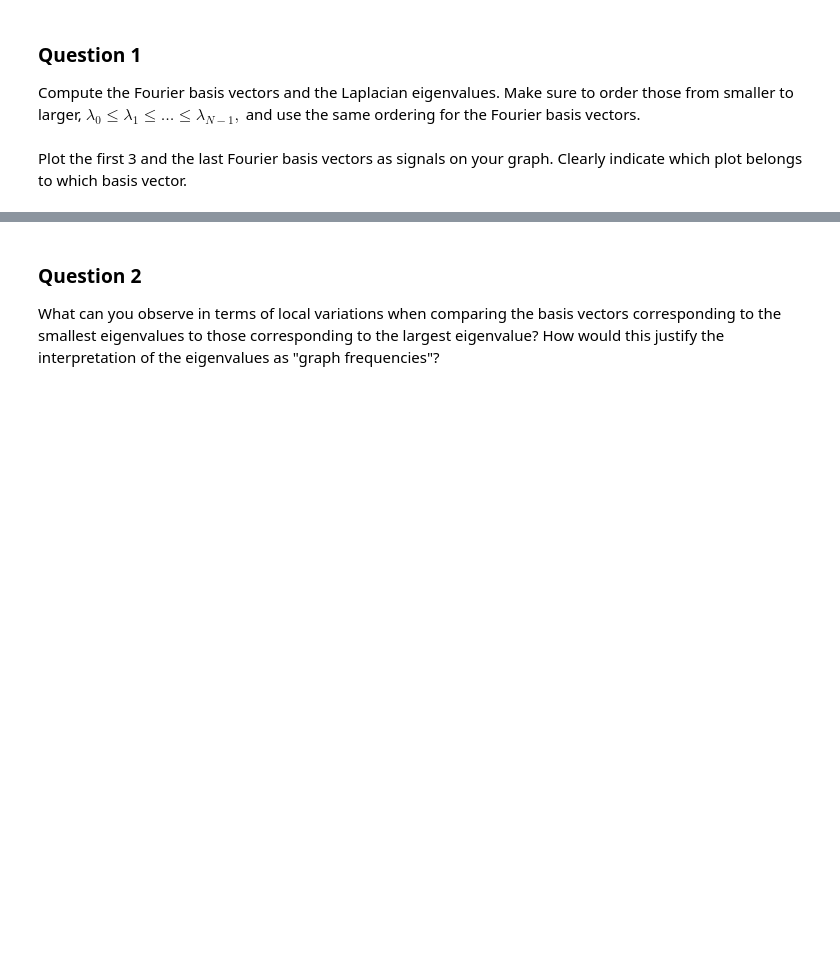
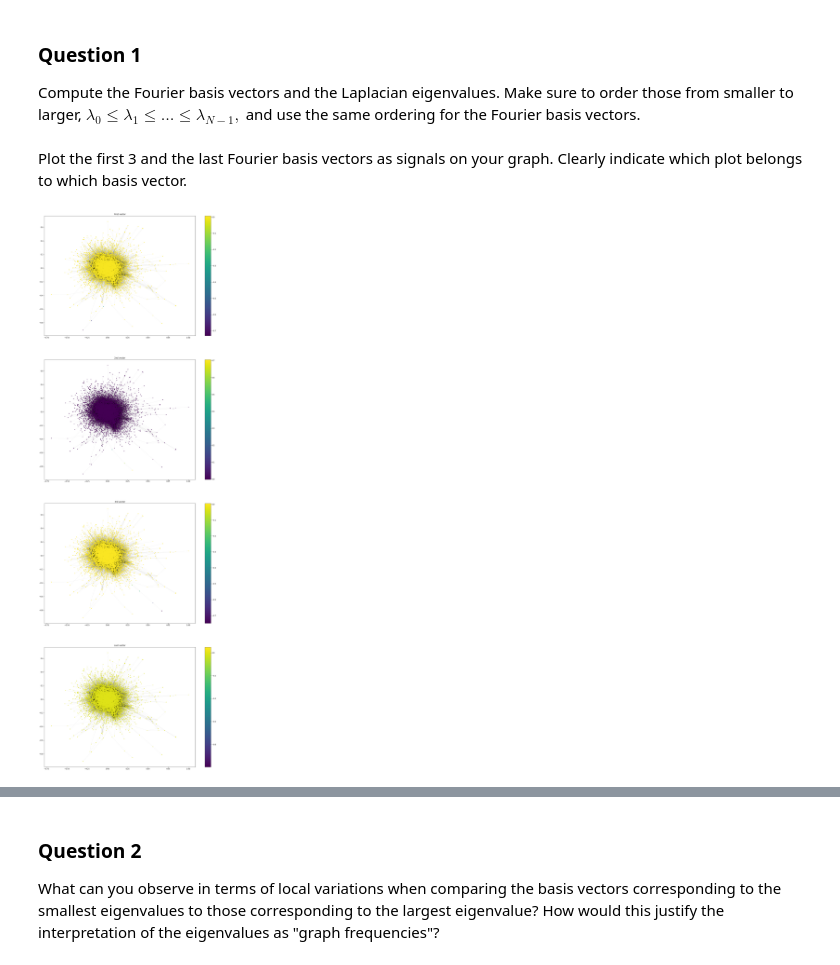
Before and after one commit to swouf/ntds_IMDb_team4, a Jupyter notebook: 4_graph_signal_processing.ipynb, the cells around one changed output, grey strips where cells are left out. Drawn from its saved outputs; the diff is of its cells as text; code cells hidden in the pictures; blank space fills up the shorter version.

```diff
--- a/4_graph_signal_processing.ipynb
+++ b/4_graph_signal_processing.ipynb
@@ -114,12 +114,7 @@ labels = people.iloc[indx_without_zeros,4]
 degree = np.diag(np.sum(adjacency, axis=0))
 invroot_degree = np.diag(np.power(np.sum(adjacency, axis=0),-0.5))
 
-laplacian_comb = degree - adjacency #combinatorial laplacian
-
-# Matrix mupltiplication as A*B seems to lose precision and rounds very small numbers to zero, giving a false normalized
-# Laplacian. Therefore we use np.matmul and store the intermidiate result in vairable A:
-A = np.matmul(invroot_degree,laplacian_comb)
-laplacian = np.matmul(A,invroot_degree) #normalized laplacian
+laplacian = degree - adjacency #combinatorial laplacian
 
 #Get the gradient
 n_edges = int(np.count_nonzero(adjacency)/2)
@@ -158,25 +153,35 @@ e, U = np.linalg.eigh(laplacian) #eigh sorts the values/associated vectors from
 # U: Ordered graph Fourier basis.
 # %% [markdown]
 Plot the first 3 and the last Fourier basis vectors as signals on your graph. Clearly indicate which plot belongs to which basis vector.
+# %%
+import networkx as nx
+graph = nx.from_numpy_matrix(adjacency)
+coords = nx.spring_layout(graph,k=0.03)  # Force-directed layout.
 # %%
-import networkx as nx
-graph = nx.from_numpy_matrix(adjacency)
-coords = nx.spring_layout(graph)  # Force-directed layout.
-#coords = U[:, 1:3]  # Laplacian eigenmaps.
-plt.figure(figsize=(15, 10))
-plt.subplot(221)
-nx.draw_networkx_nodes(graph, coords, node_size=60, node_color=U[:,1])
-nx.draw_networkx_edges(graph, coords, alpha=0.3)
+plt.figure(figsize=(20, 60))
+
+plt.subplot(411)
+im=nx.draw_networkx_nodes(graph, coords, node_size=7, node_color=U[:,1])
+nx.draw_networkx_edges(graph, coords, alpha=0.1, width=0.5)
 plt.title('First vector')
-plt.subplot(222)
-nx.draw_networkx_nodes(graph, coords, node_size=60, node_color=U[:,2])
-nx.draw_networkx_edges(graph, coords, alpha=0.3)
+plt.colorbar(im)
+
+plt.subplot(412)
+im=nx.draw_networkx_nodes(graph, coords, node_size=7, node_color=U[:,2])
+nx.draw_networkx_edges(graph, coords, alpha=0.1, width=0.5)
 plt.title('2nd vector')
-plt.subplot(223)
-nx.draw_networkx_nodes(graph, coords, node_size=60, node_color=U[:,3])
-nx.draw_networkx_edges(graph, coords, alpha=0.3)
+plt.colorbar(im)
+
+plt.subplot(413)
+im=nx.draw_networkx_nodes(graph, coords, node_size=7, node_color=U[:,3])
+nx.draw_networkx_edges(graph, coords, alpha=0.1, width=0.5)
 plt.title('3rd vector')
-plt.subplot(224)
-nx.draw_networkx_nodes(graph, coords, node_size=60, node_color=U[:,e.size-1])
-nx.draw_networkx_edges(graph, coords, alpha=0.3)
-plt.title('Last vector');
+plt.colorbar(im)
+
+plt.subplot(414)
+im=nx.draw_networkx_nodes(graph, coords, node_size=7, node_color=U[:,e.size-1])
+nx.draw_networkx_edges(graph, coords, alpha=0.1, width=0.5)
+plt.title('Last vector')
+plt.colorbar(im);
+# %% [output]
+[figure, added]
```
Also changed, not shown: parts of 7 cells of this notebook.
